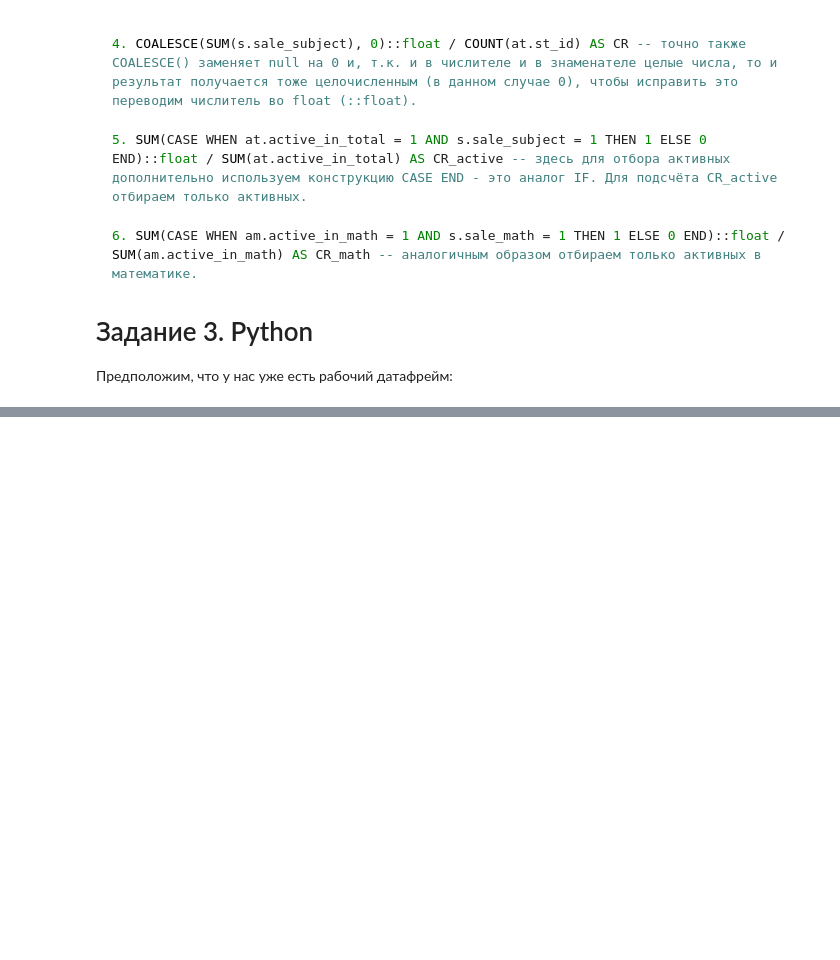
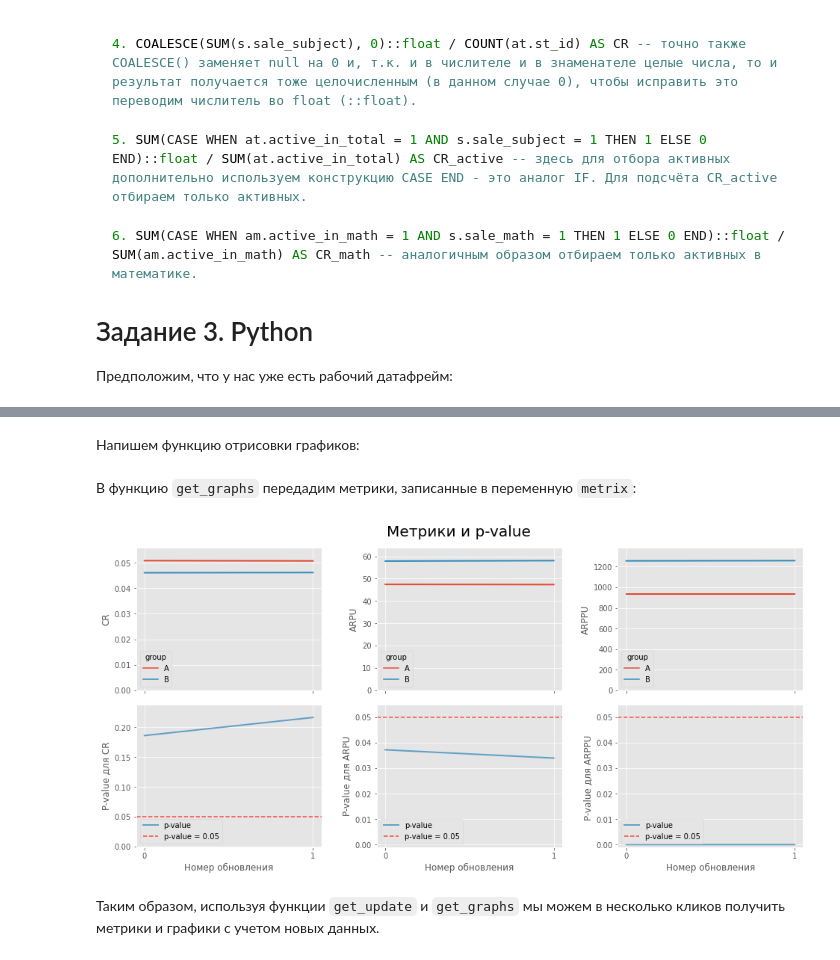
Before and after one commit to QuantumFluxx/karpov_courses, a Jupyter notebook: Финальный проект/Финальный проект.ipynb, the cells around one changed output, grey strips where cells are left out. Drawn from its saved outputs; the diff is of its cells as text; code cells hidden in the pictures; blank space fills up the shorter version.

```diff
--- a/Финальный проект/Финальный проект.ipynb
+++ b/Финальный проект/Финальный проект.ipynb
@@ -1027,0 +998,31 @@ def columns_renamer(df):
+# %%
+# выделяем активных, заполняем пропуски нулями
+def get_active(df, to_dropna_ls=['activity', 'grp'], to_fillna_ls=['payment', 'rev']):
+    '''
+    df - датафрейм
+    to_dropna_ls - указываем список колонок датафрэйма, по которым удаляем строки с NaN
+    to_fillna_ls - указываем список колонок датафрэйма, по которым NaN заполняем нулями
+    '''
+    df = (df
+         .copy()
+         .dropna(subset=to_dropna_ls)
+         )
+    for i in to_fillna_ls:
+        df[i] = df[i].fillna(0)
+    return df
+
+
+# определяем разделитель в csv-файле
+def get_sep(file_link):
+    with open(file_link, 'r') as file:
+        temp = file.readline()
+    pattern = re.compile(r'\w*([,;])\w*')
+    return pattern.findall(temp)[0]
+
+
+# переименовываем колонки в соответствие с типом данных
+def columns_renamer(df):
+    if str(df.iloc[0, 0]).isalpha():
+        df.columns = ['grp', 'id']
+    else:
+        df.columns = ['id', 'grp']
@@ -1027,0 +1159,3 @@ def columns_renamer(df):
+# %%
+metrix = get_update(total_test, add_csv_link)
+metrix
@@ -1027,0 +1166,2 @@ def columns_renamer(df):
+# %% [markdown]
+Напишем функцию отрисовки графиков:
@@ -1027,0 +1232,8 @@ def columns_renamer(df):
+# %% [markdown]
+В функцию `get_graphs` передадим метрики, записанные в переменную `metrix`:
+# %%
+get_graphs(metrix)
+# %% [output]
+[figure, added]
+# %% [markdown]
+Таким образом, используя функции `get_update` и `get_graphs` мы можем в несколько кликов получить метрики и графики с учетом новых данных.
```
Also changed, not shown: parts of 27 cells of this notebook, 1 other file.
